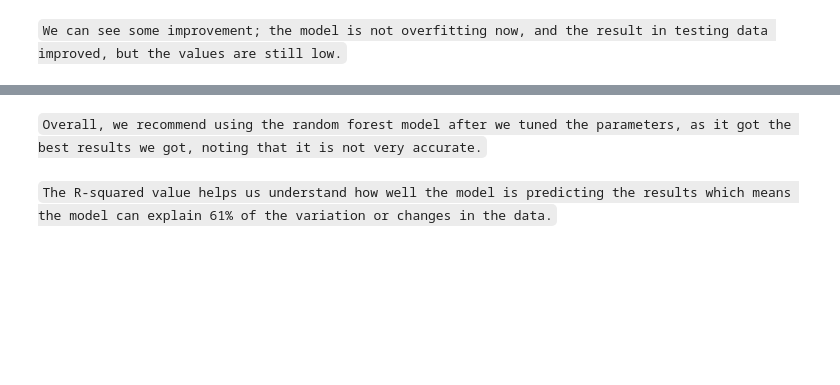
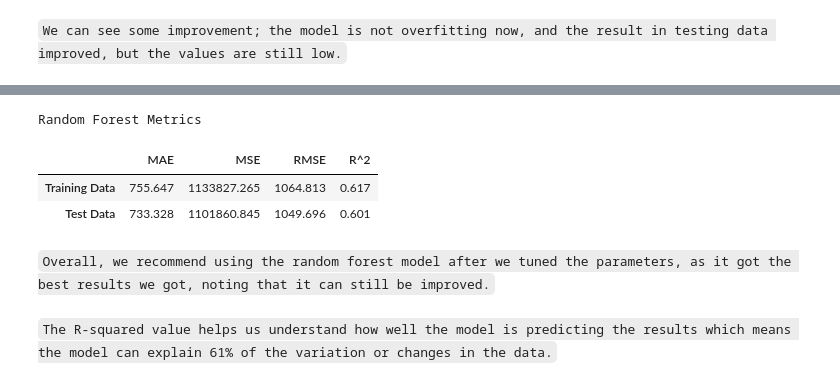
Before and after one commit to FoozBarakat/Prediction-of-Product-Sales, a Jupyter notebook: Prediction_of_Product_Sales.ipynb, the cells around one changed output, grey strips where cells are left out. Cells and saved outputs as stored; diff of their text form; code cells hidden in the pictures; blank space fills up the shorter version.

```diff
--- a/Prediction_of_Product_Sales.ipynb
+++ b/Prediction_of_Product_Sales.ipynb
@@ -1404,5 +1340,13 @@ Compare the training vs. test scores and answer the question: to what extent is
+# %%
+print('Random Forest Metrics')
+evaluate_regression(best_rf_model , X_train, y_train, X_test, y_test)
+# %% [output]
+Random Forest Metrics
+|  | MAE | MSE | RMSE | R^2 |
+| Training Data | 755.647 | 1133827.265 | 1064.813 | 0.617 |
+| Test Data | 733.328 | 1101860.845 | 1049.696 | 0.601 |
 # %% [markdown]
-`Overall, we recommend using the random forest model after we tuned the parameters, as it got the best results we got, noting that it is not very accurate.`
+`Overall, we recommend using the random forest model after we tuned the parameters, as it got the best results we got, noting that it can still be improved.`
 # %% [markdown]
 `The R-squared value helps us understand how well the model is predicting the results which means the model can explain 61% of the variation or changes in the data.`
 # %% [markdown]
```
Also changed, not shown: parts of 92 cells of this notebook.
